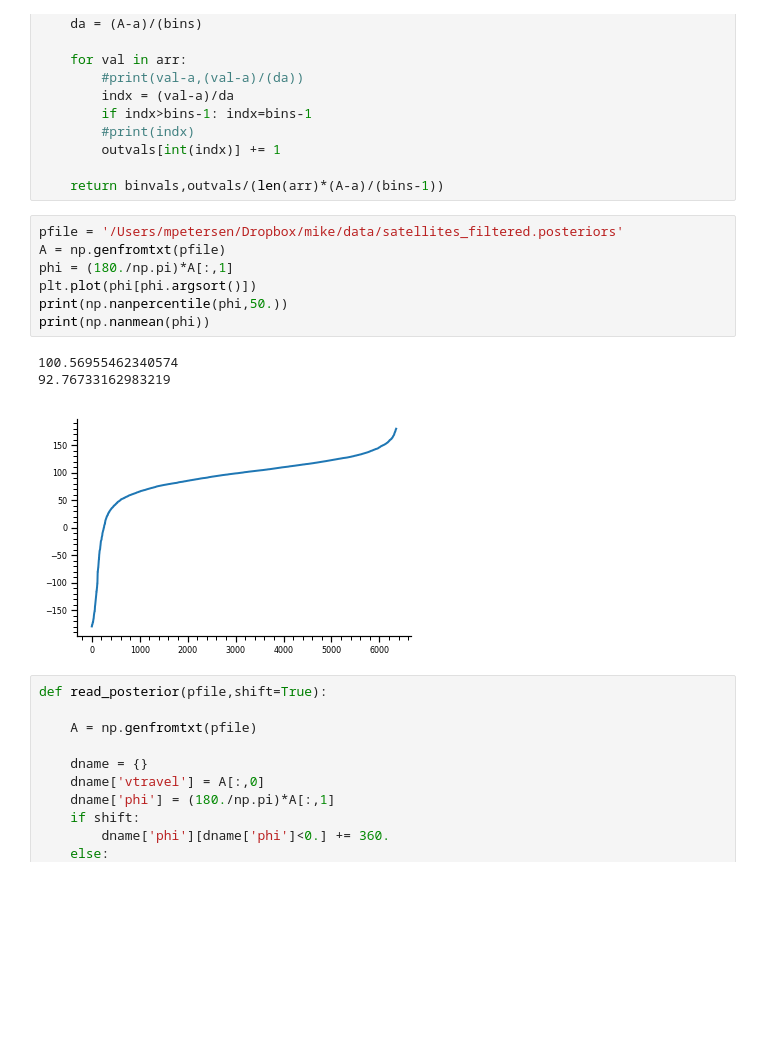
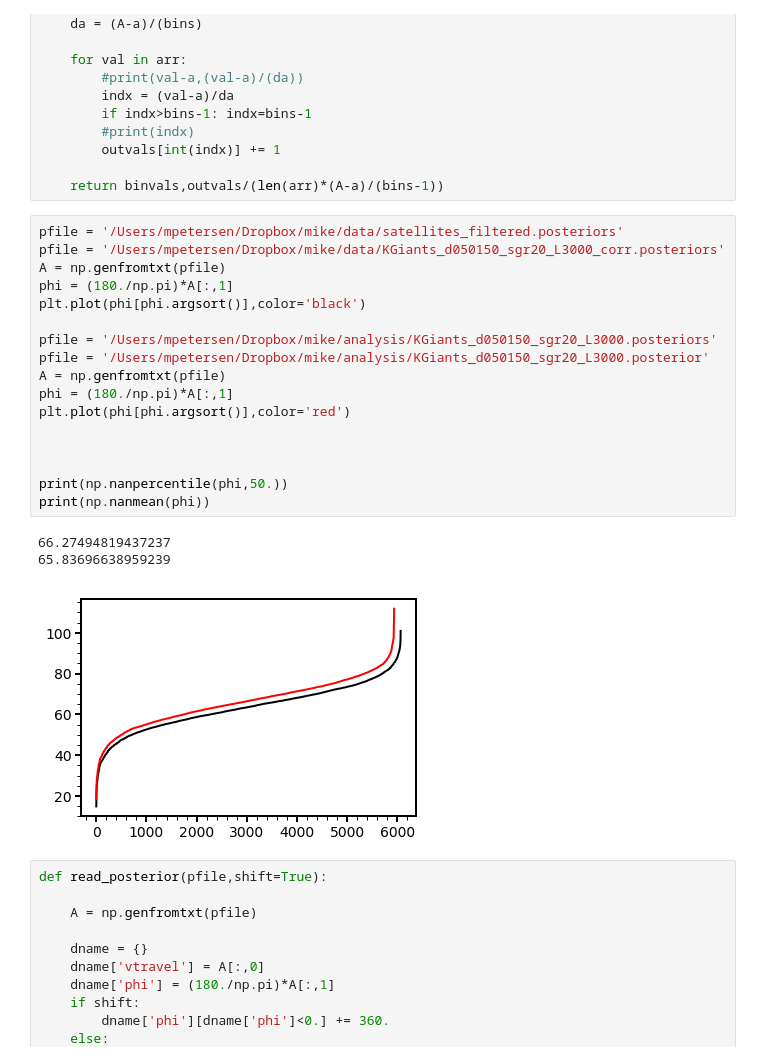
Before and after one commit to michael-petersen/ReflexMotion, a Jupyter notebook: Posterior-Plots.ipynb, the cells around one changed output. Drawn from its saved outputs; the diff is of its cells as text; blank space fills up the shorter version.

Commit message:
update data files with correlation coefficient

```diff
--- a/Posterior-Plots.ipynb
+++ b/Posterior-Plots.ipynb
@@ -66,15 +66,25 @@ def norm_histogram(arr,bins=-1):
     return binvals,outvals/(len(arr)*(A-a)/(bins-1))
 # %%
 pfile = '/Users/mpetersen/Dropbox/mike/data/satellites_filtered.posteriors'
+pfile = '/Users/mpetersen/Dropbox/mike/data/KGiants_d050150_sgr20_L3000_corr.posteriors'
 A = np.genfromtxt(pfile)
 phi = (180./np.pi)*A[:,1]
-plt.plot(phi[phi.argsort()])
+plt.plot(phi[phi.argsort()],color='black')
+
+pfile = '/Users/mpetersen/Dropbox/mike/analysis/KGiants_d050150_sgr20_L3000.posteriors'
+pfile = '/Users/mpetersen/Dropbox/mike/analysis/KGiants_d050150_sgr20_L3000.posterior'
+A = np.genfromtxt(pfile)
+phi = (180./np.pi)*A[:,1]
+plt.plot(phi[phi.argsort()],color='red')
+
+
+
 print(np.nanpercentile(phi,50.))
 print(np.nanmean(phi))
 # %% [output]
-100.56955462340574
-92.76733162983219
+66.27494819437237
+65.83696638959239
-[figure, old version]
+[figure, new version]
 # %%
 def read_posterior(pfile,shift=True):
 
```
Also changed, not shown: parts of 1 cell of this notebook, 9 other files.
